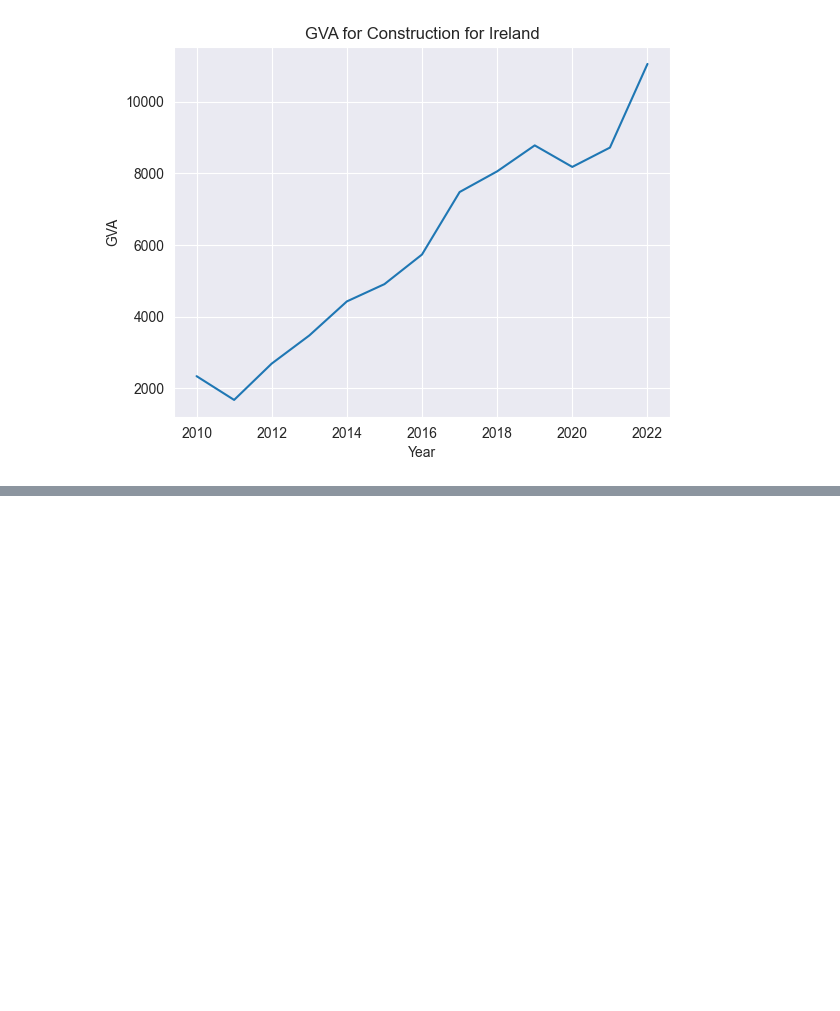
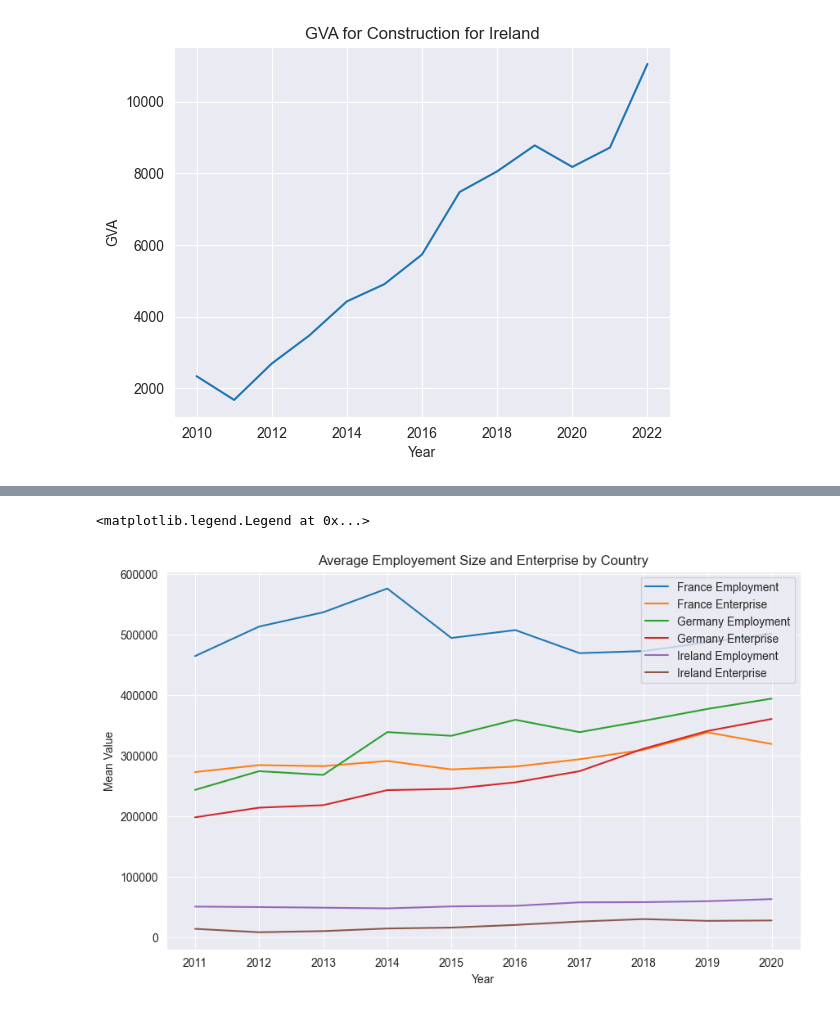
Before and after one commit to sbs23066/CA2---Irish-Construction-Project, a Jupyter notebook: stats.ipynb, the cells around one changed output, grey strips where cells are left out. Drawn from its saved outputs; the diff is of its cells as text; code cells hidden in the pictures; blank space fills up the shorter version.

```diff
--- a/stats.ipynb
+++ b/stats.ipynb
@@ -287,0 +356,24 @@ plt.show()
+# %%
+countries = ['Ireland', 'France', 'Germany']
+
+sts1 = sts1.drop(['size_emp'],axis=1)
+filtered_data = sts1[sts1['Country'].isin(countries)]
+
+avg_values = filtered_data.groupby(['Year', 'Country']).mean().reset_index()
+
+# Plot the average values for each country over time
+fig, ax = plt.subplots(figsize=(10, 6))
+
+countries = avg_values['Country'].unique()
+for country in countries:
+    country_data = avg_values[avg_values['Country'] == country]
+    ax.plot(country_data['Year'], country_data['Total_Employment'], label=f'{country} Employment')
+    ax.plot(country_data['Year'], country_data['Total_Enterprise_Production'], label=f'{country} Enterprise')
+
+ax.set_xlabel('Year')
+ax.set_ylabel('Mean Value')
+ax.set_title('Average Employement Size and Enterprise by Country')
+ax.legend(loc='upper right')
+# %% [output]
+<matplotlib.legend.Legend at 0x...>
+[figure, added]
```
Also changed, not shown: parts of 6 cells of this notebook.
